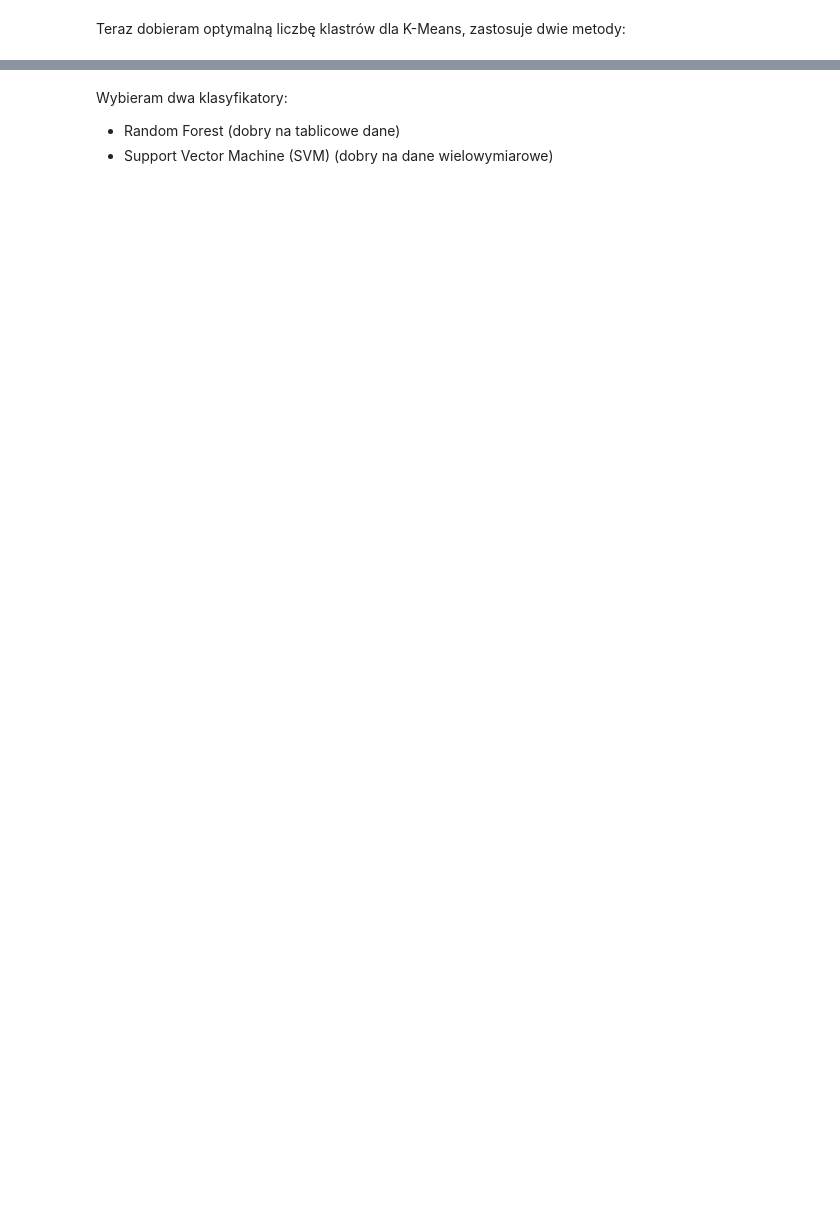
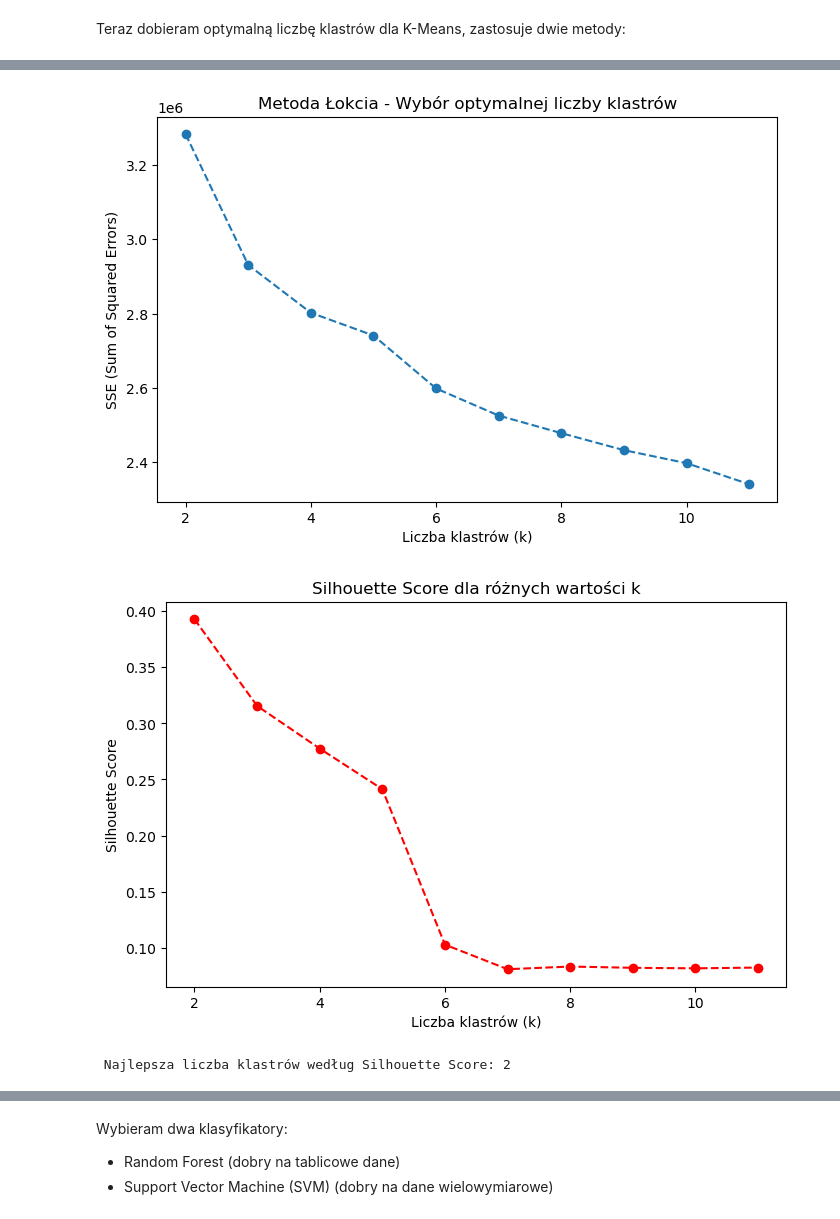
Before and after one commit to Quick-witted-flower/Clustering-pl, a Jupyter notebook: PorównanieMetod.ipynb, the cells around one changed output, grey strips where cells are left out. Saved outputs shown, nothing was run; the diff lists cells and outputs as text; code cells hidden in the pictures; blank space fills up the shorter version.

```diff
--- a/PorównanieMetod.ipynb
+++ b/PorównanieMetod.ipynb
@@ -407,3 +350,51 @@ plt.show()
+# %%
+from sklearn.metrics import silhouette_score
+import matplotlib.pyplot as plt
+from sklearn.cluster import KMeans
+
+# Zakres liczby klastrów do testowania
+k_values = range(2, 12)
+
+sse = []
+silhouette_scores = []
+
+for k in k_values:
+    kmeans = KMeans(n_clusters=k, random_state=42)
+    labels = kmeans.fit_predict(scaled_data)
+
+    # Obliczenie SSE (metoda łokcia)
+    sse.append(kmeans.inertia_)
+
+    # Obliczenie Silhouette Score (tylko dla k > 1)
+    try:
+        score = silhouette_score(scaled_data, labels)
+        silhouette_scores.append(score)
+    except:
+        silhouette_scores.append(None)
+
+#  Wykres SSE (Metoda Łokcia)
+plt.figure(figsize=(8,5))
+plt.plot(k_values, sse, marker="o", linestyle="--")
+plt.xlabel("Liczba klastrów (k)")
+plt.ylabel("SSE (Sum of Squared Errors)")
+plt.title("Metoda Łokcia - Wybór optymalnej liczby klastrów")
+plt.show()
+
+# Wykres Silhouette Score
+plt.figure(figsize=(8,5))
+plt.plot(k_values, silhouette_scores, marker="o", linestyle="--", color="red")
+plt.xlabel("Liczba klastrów (k)")
+plt.ylabel("Silhouette Score")
+plt.title("Silhouette Score dla różnych wartości k")
+plt.show()
+
+#  Wybór najlepszego k na podstawie Silhouette Score
+best_k = k_values[silhouette_scores.index(max(silhouette_scores))]
+print(f" Najlepsza liczba klastrów według Silhouette Score: {best_k}")
+# %% [output]
+[figure, added]
+[figure, added]
+ Najlepsza liczba klastrów według Silhouette Score: 2
 # %% [markdown]
 Interpretacja wykresów – Optymalna liczba klastrów dla K-Means
 1. Metoda Łokcia (Elbow Method) – wykres SSE
```
Also changed, not shown: parts of 38 cells of this notebook, 9 other files.
